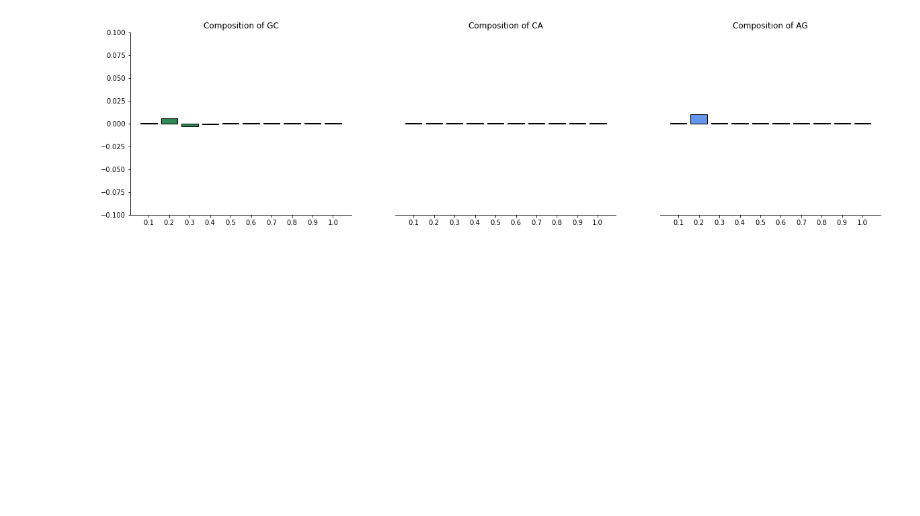
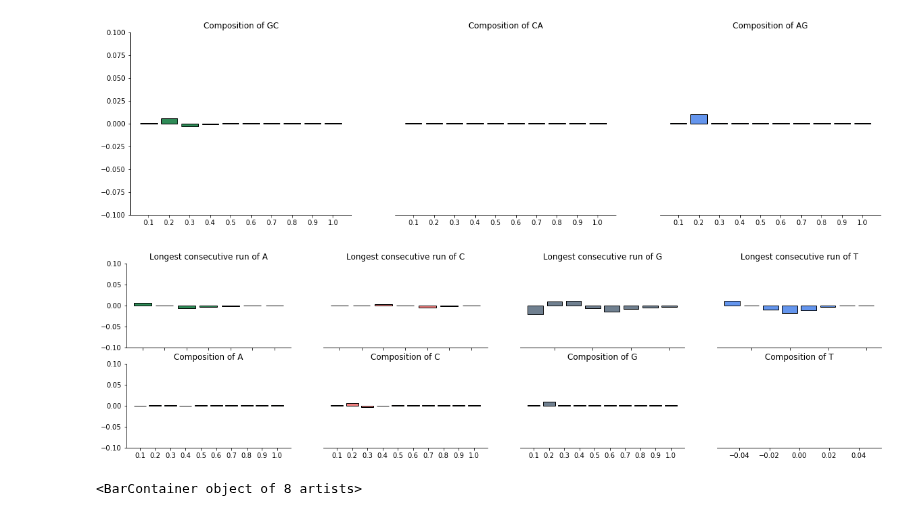
Before and after one commit to AnthonyHein/QCB455Project, a Jupyter notebook: PredictionWeights.ipynb, the cells around one changed output. Saved outputs shown, nothing was run; the diff lists cells and outputs as text; code cells hidden in the pictures; blank space fills up the shorter version.

Commit message:
joint graphs

```diff
--- a/PredictionWeights.ipynb
+++ b/PredictionWeights.ipynb
@@ -239,3 +233,34 @@ for ax in axs.flat:
     ax.label_outer()
 # %% [output]
 [figure]
+# %%
+f, axs = plt.subplots(2,4,figsize=(20,5))
+
+colors = ['seagreen', 'lightcoral', 'slategrey', 'cornflowerblue']
+for nucl, ax_run, ax_comp, color in [('A', axs[0, 0], axs[1, 0], colors[0]),
+                ('C', axs[0, 1], axs[1, 1], colors[1]),
+                ('G', axs[0, 2], axs[1, 2], colors[2]),
+                ('T', axs[0, 3], axs[1, 3], colors[3])]:
+    if(ax_run == axs[0, 0]):
+        longest_run(nucl, ax_run, color, True)
+        composition(nucl, ax_comp, color, True)
+    else:
+        longest_run(nucl, ax_run, color, False)
+        composition(nucl, ax_comp, color, False)
+
+
+# hide outer axes
+for ax in axs.flat:
+    ax.label_outer()
+# %% [output]
+[figure, added]
+# %%
+f, axs = plt.subplots(1, 1,figsize=(20,5))
+dist_indices = ['longest_T' in colname for index, colname in enumerate(cols)]
+dist_name = cols[dist_indices]
+dist_coef = coef[dist_indices]
+
+dist = [get_run(name) for name in dist_name]
+axs.bar(dist[1:], dist_coef[1:], color = color, edgecolor='k')
+# %% [output]
+<BarContainer object of 8 artists>
```
Also changed, not shown: parts of 1 cell of this notebook.
